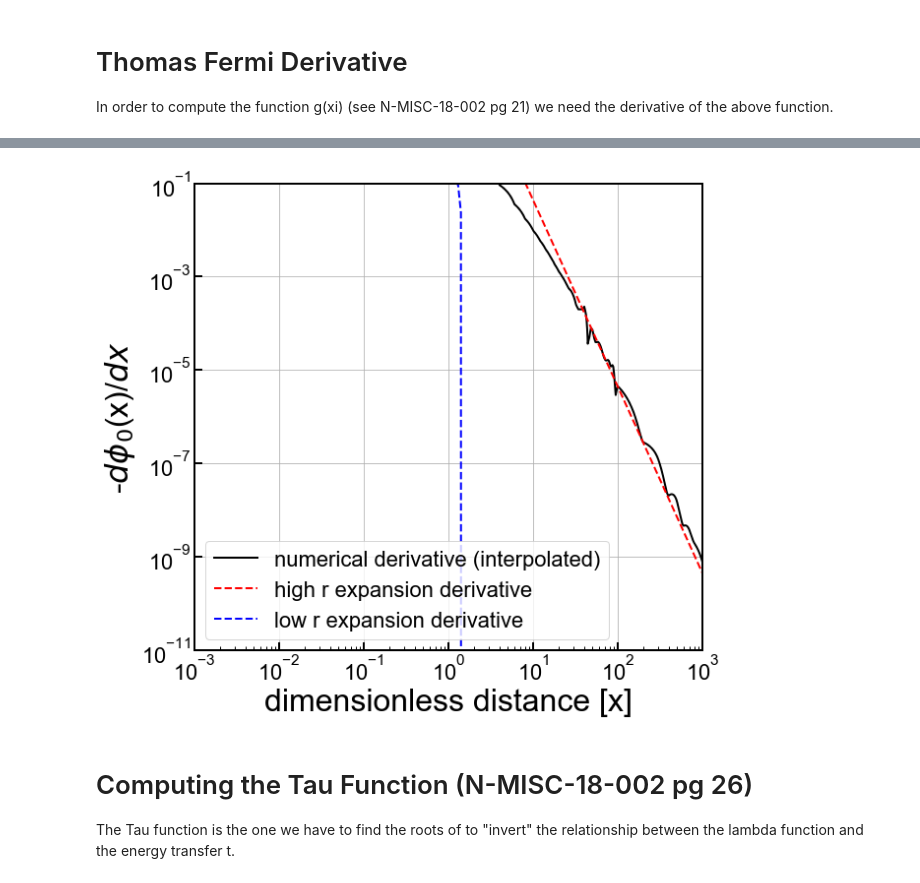
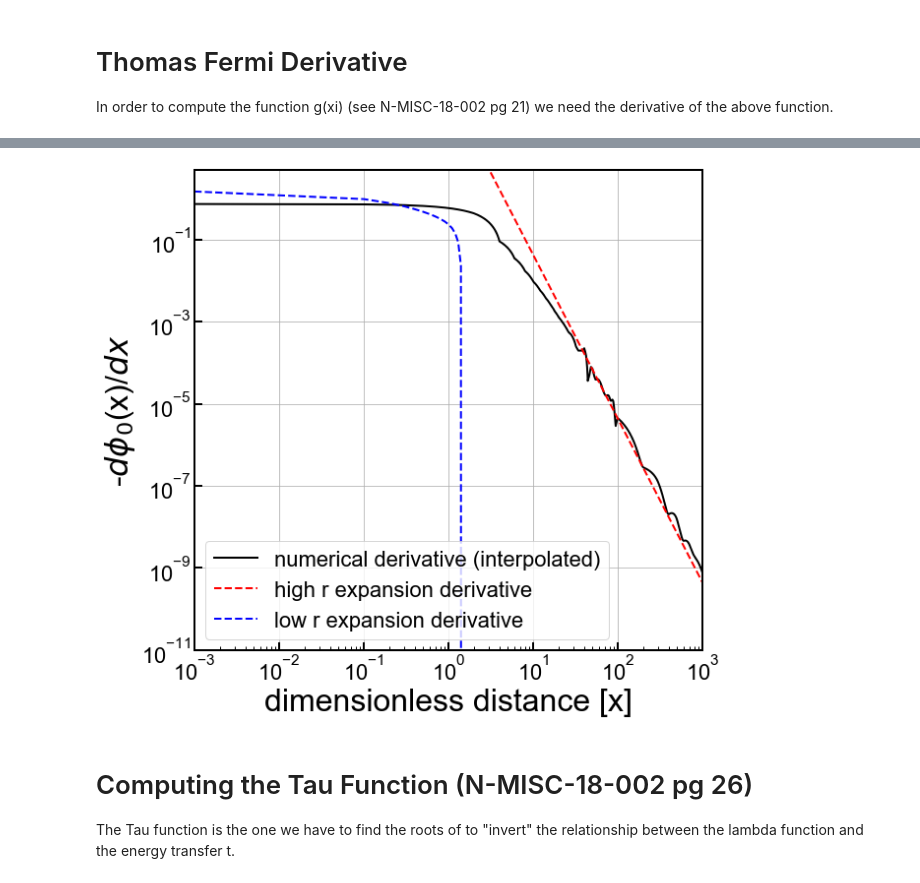
Before and after one commit to villaa/nrFano_Constraint, a Jupyter notebook: ThomasFermi_Potential.ipynb, the cells around one changed output, grey strips where cells are left out. Drawn from its saved outputs; the diff is of its cells as text; code cells hidden in the pictures.

```diff
--- a/ThomasFermi_Potential.ipynb
+++ b/ThomasFermi_Potential.ipynb
@@ -9,7 +9,7 @@ import numpy as np
 f_LT = id.getphi0('LT')
 f_HT = id.getphi0('HT')
 f_match = id.getphi0('matched')
-f = id.getphi0('numeric','data/phi0_NACI_format_mod1.txt')
+f = id.getphi0('numeric','data/phi0_NACI_format_mod.txt')
 # %%
 #set up a plot
 import matplotlib as mpl
@@ -61,7 +61,7 @@ In order to compute the function g(xi) (see N-MISC-18-002 pg 21) we need the der
 #compute the derivative(s)
 fpr_LT = id.getgradphi0('LT')
 fpr_HT = id.getgradphi0('HT')
-fpr = id.getgradphi0('numeric','data/phi0_NACI_format_mod1.txt')
+fpr = id.getgradphi0('numeric','data/phi0_NACI_format_mod.txt')
 # %%
 #set up a plot
 fig,axes = plt.subplots(1,1,figsize=(9.0,8.0),sharex=True)
@@ -82,7 +82,7 @@ ax1.plot (X, -fpr_LT(X), 'b--', label='low r expansion derivative')
 ax1.set_yscale('log')
 ax1.set_xscale('log')
 ax1.set_xlim(0.001, 1000)
-ax1.set_ylim(1e-11,1e-1)
+ax1.set_ylim(1e-11,5)
 ax1.set_xlabel('dimensionless distance [x]',**axis_font)
 ax1.set_ylabel('-$d\phi_0$(x)/$dx$',**axis_font)
 ax1.grid(True)
@@ -100,4 +100,4 @@ plt.show()
-[figure, old version]
+[figure, new version]
 # %% [markdown]
 # Computing the Tau Function (N-MISC-18-002 pg 26)
 
```
Also changed, not shown: parts of 4 cells of this notebook, 4 other files.
